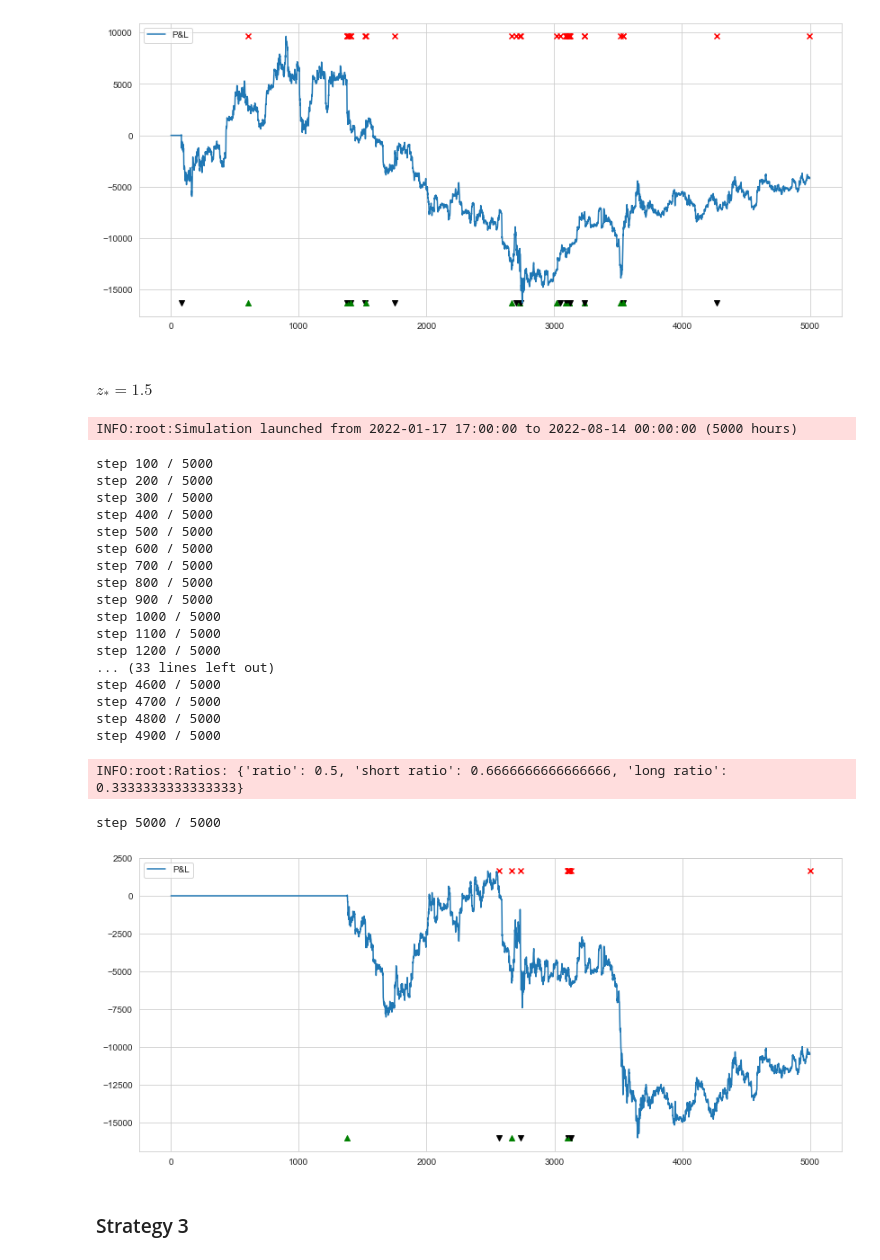
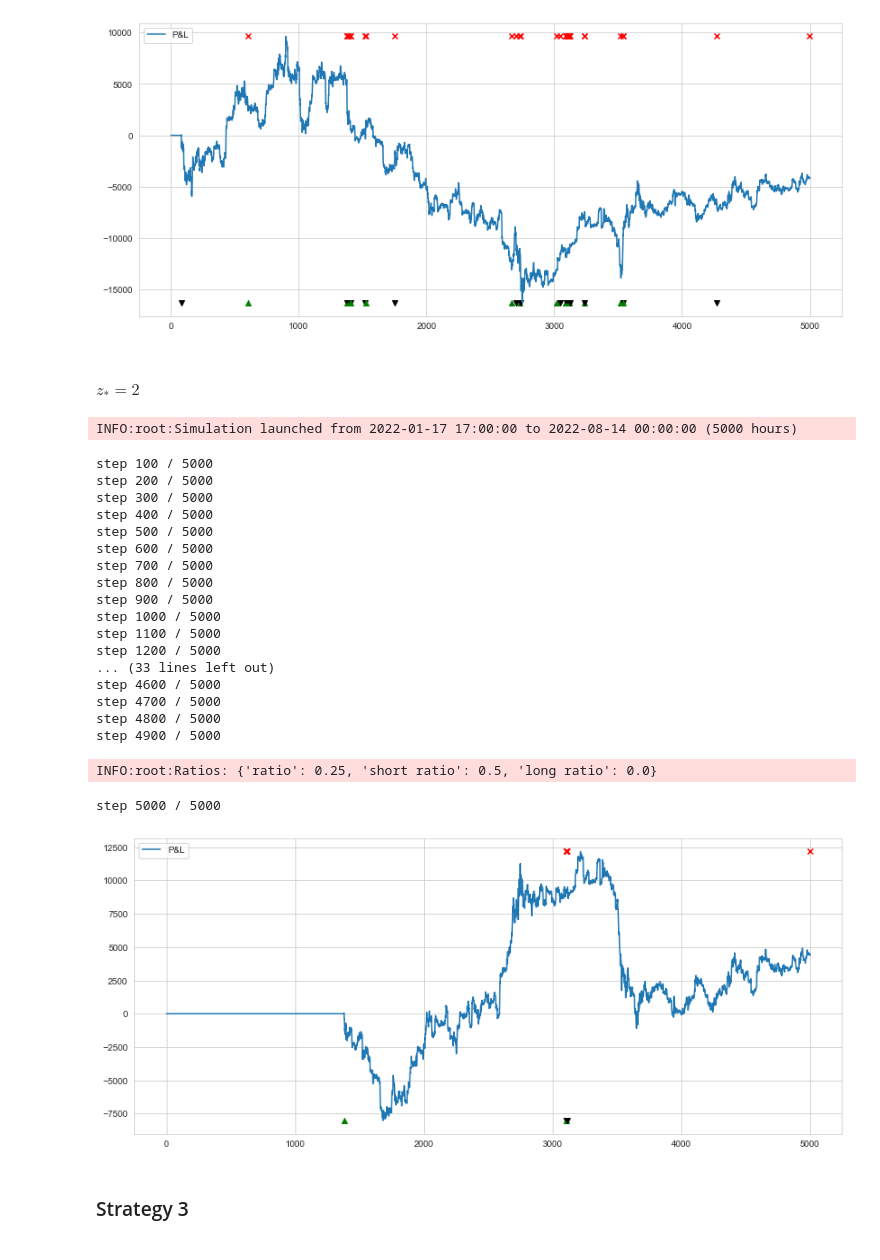
Before and after one commit to Tristan-C-13/modelling-non-stationary-time-series, a Jupyter notebook: meeting.ipynb, the cells around one changed output. Saved outputs shown, nothing was run; the diff lists cells and outputs as text; code cells hidden in the pictures.

```diff
--- a/meeting.ipynb
+++ b/meeting.ipynb
@@ -222,34 +280,34 @@ INFO:root:Ratios: {'ratio': 0.6060606060606061, 'short ratio': 0.6875, 'long rat
 step 5000 / 5000
 [figure]
 # %% [markdown]
-#### $z_* = 1.5$
+#### $z_* = 2$
 # %%
-portfolio_2, _, _ = launch_trading_simulation2(data_df, T, p, k, 1.5, 'pnl_strat2_5000_1c5.csv')
+portfolio_2_z2 = launch_trading_simulation2(data_df, T, p, k, 2, f'strat2_n={n_simulations}_z2')
 
 fig, ax = plt.subplots(figsize=(14, 6))
-portfolio_2.plot_pnl_entries(ax)
+portfolio_2_z2.plot_pnl_entries(ax)
 # %% [output]
 INFO:root:Simulation launched from 2022-01-17 17:00:00 to 2022-08-14 00:00:00 (5000 hours)
 step 100 / 5000
 step 200 / 5000
 step 300 / 5000
 step 400 / 5000
 step 500 / 5000
 step 600 / 5000
 step 700 / 5000
 step 800 / 5000
 step 900 / 5000
 step 1000 / 5000
 step 1100 / 5000
 step 1200 / 5000
 ... (33 lines left out)
 step 4600 / 5000
 step 4700 / 5000
 step 4800 / 5000
 step 4900 / 5000
-INFO:root:Ratios: {'ratio': 0.5, 'short ratio': 0.6666666666666666, 'long ratio': 0.3333333333333333}
+INFO:root:Ratios: {'ratio': 0.25, 'short ratio': 0.5, 'long ratio': 0.0}
 step 5000 / 5000
-[figure, old version]
+[figure, new version]
 # %% [markdown]
 ### Strategy 3
 # %% [markdown]
```
Also changed, not shown: parts of 16 cells of this notebook, 1 other file.
